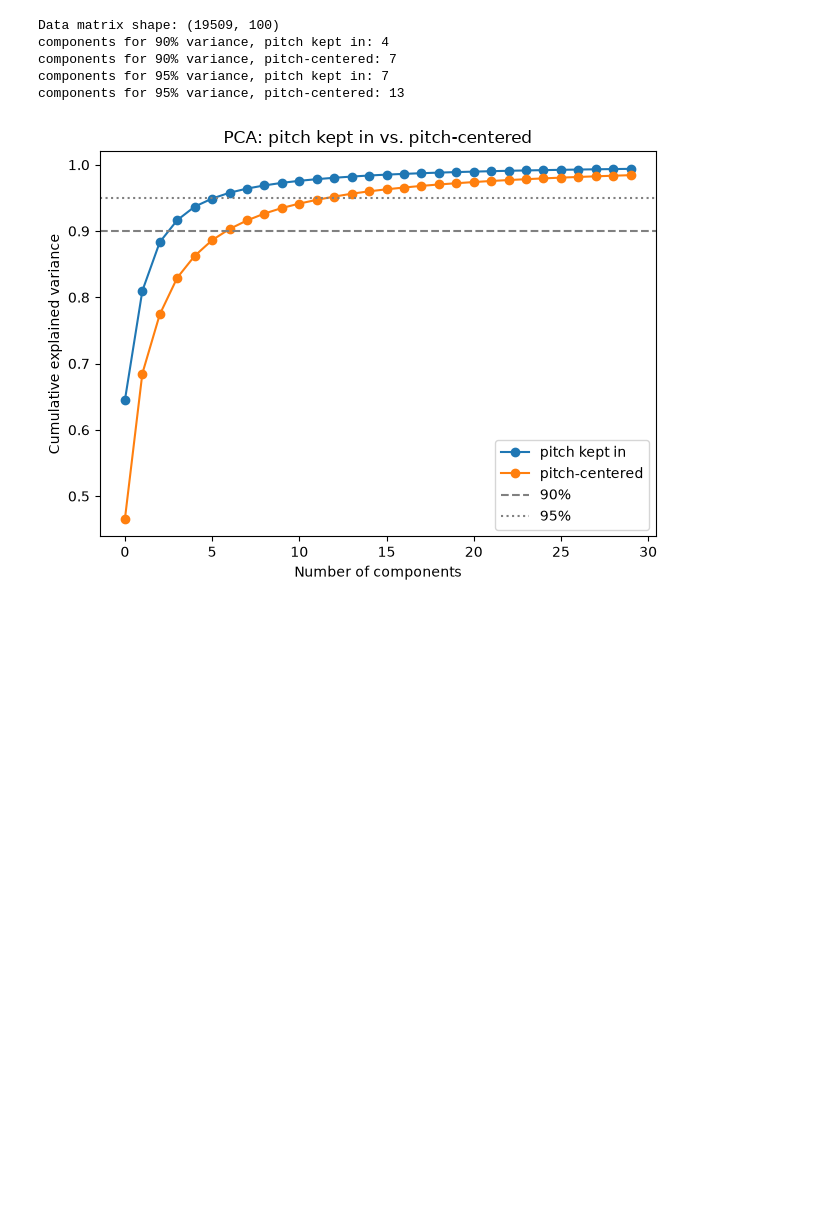
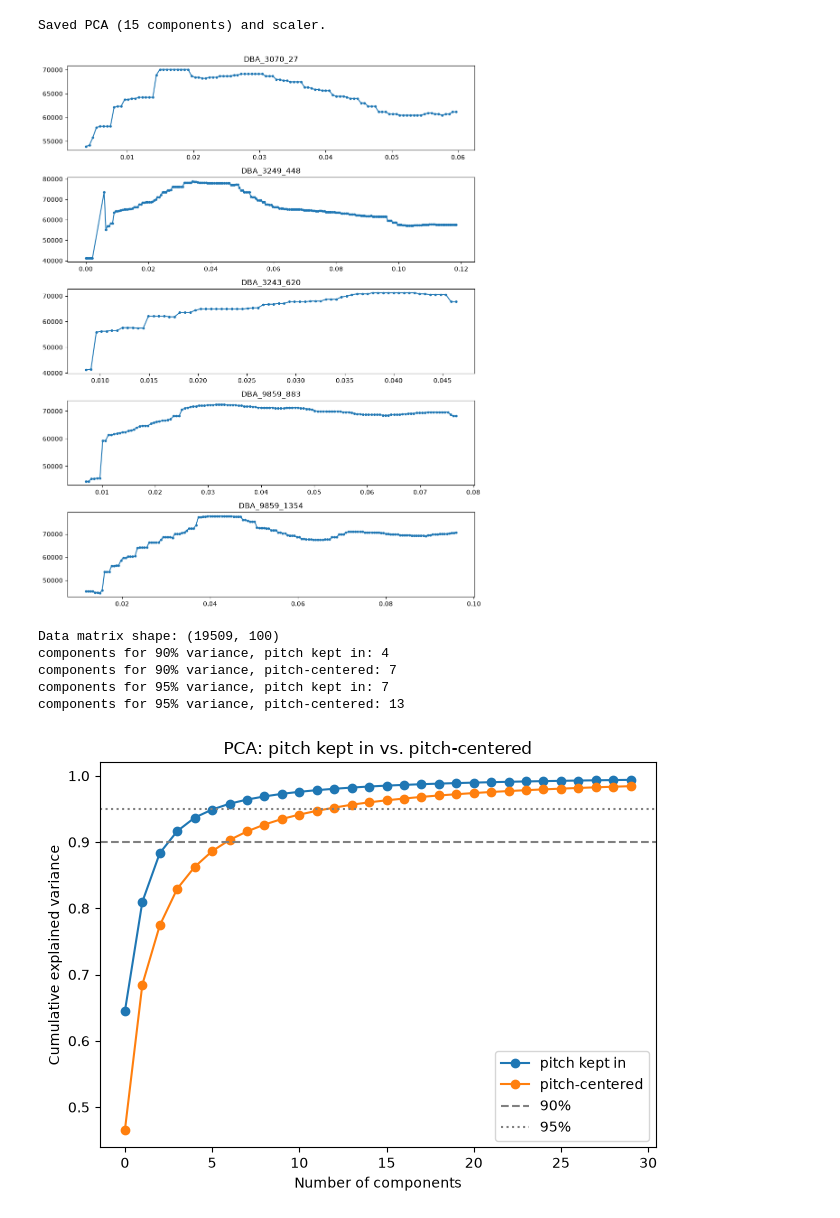
Before and after one commit to netra-khot/mouse-vocalization-2026, a Jupyter notebook: data_prep/pca.ipynb, the cells around one changed output. Saved outputs shown, nothing was run; the diff lists cells and outputs as text; code cells hidden in the pictures; blank space fills up the shorter version.

Commit message:
refit scaler + redownloaded/cleaned up some pkl files

```diff
--- a/data_prep/pca.ipynb
+++ b/data_prep/pca.ipynb
@@ -44,10 +44,5 @@ loaded 19509 train contours, 2147 test contours
 imports completed!
 # %%
-# load full contours and build resampled_trajectories for real training
-
-with open("../data_prep/pkl-files/train_contours.pkl", "rb") as f:
-    contours = pickle.load(f)
-
 def resample_trajectory(freqs, n_points=100):
     if len(freqs) < 2:
         return None
@@ -56,19 +51,18 @@ def resample_trajectory(freqs, n_points=100):
     f = interp1d(x_old, freqs, kind="linear")
     return f(x_new)
 
-train_resampled_trajectories = []
-for key, data in contours.items():
-    result = resample_trajectory(data["frequency_hz"])
-    if result is not None:
-        train_resampled_trajectories.append(result)
+def build_resampled(contour_dict, n_points=100):
+    out = []
+    for key, data in contour_dict.items():
+        bottom = data["bottom_or_main"]  # per Tripp: always use bottom/main ridge
+        result = resample_trajectory(bottom["frequency_hz"], n_points=n_points)
+        if result is not None:
+            out.append(result)
+    return np.array(out)
 
-print(f"resampled {len(train_resampled_trajectories)} out of {len(contours)} trajectories")
+train_resampled_trajectories = build_resampled(train_contours)
+test_resampled_trajectories = build_resampled(test_contours)
 
-test_resampled_trajectories = []
-for key, data in test_contours.items():
-    result = resample_trajectory(data["frequency_hz"])
-    if result is not None:
-        test_resampled_trajectories.append(result)
-
-print(f"resampled {len(test_resampled_trajectories)} out of {len(test_contours)} test trajectories")
+print(f"train: {len(train_resampled_trajectories)} / {len(train_contours)} resampled")
+print(f"test:  {len(test_resampled_trajectories)} / {len(test_contours)} resampled")
 # %% [output]
@@ -76,0 +99,30 @@ resampled 2147 out of 2147 test trajectories
+# %%
+# --- refit PCA at the chosen component count ---
+pca = PCA(n_components=n_components_95)
+train_pca_vectors = pca.fit_transform(train_resampled_trajectories)
+
+# --- refit scaler on PCA vectors ---
+scaler = StandardScaler()
+train_pca_scaled = scaler.fit_transform(train_pca_vectors)
+
+with open("../data_prep/pkl-files/pca_model_15-comp.pkl", "wb") as f:
+    pickle.dump(pca, f)
+
+with open("../data_prep/pkl-files/scaler.pkl", "wb") as f:
+    pickle.dump(scaler, f)
+
+print(f"Saved PCA ({n_components_95} components) and scaler.")
+# %% [output]
+Saved PCA (15 components) and scaler.
+# %%
+import random
+sample_keys = random.sample(list(train_contours.keys()), 5)
+fig, axes = plt.subplots(len(sample_keys), 1, figsize=(10, 2.5*len(sample_keys)))
+for ax, key in zip(axes, sample_keys):
+    d = train_contours[key]["bottom_or_main"]
+    ax.plot(d["time_s"], d["frequency_hz"], marker=".")
+    ax.set_title(key)
+plt.tight_layout()
+plt.show()
+# %% [output]
+[figure, added]
```
Also changed, not shown: parts of 21 cells of this notebook, 14 other files.
